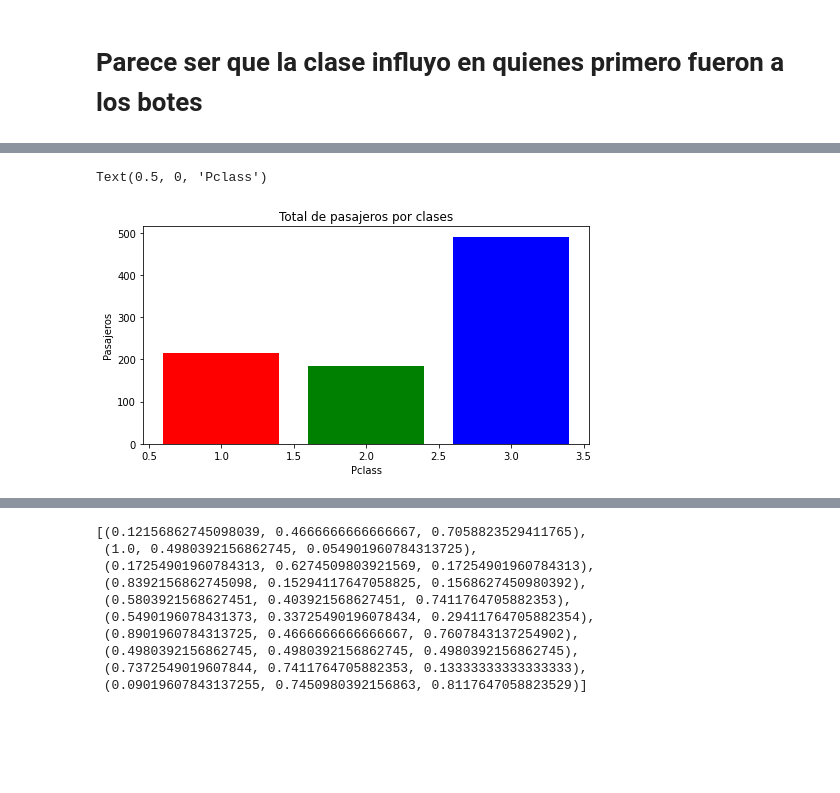
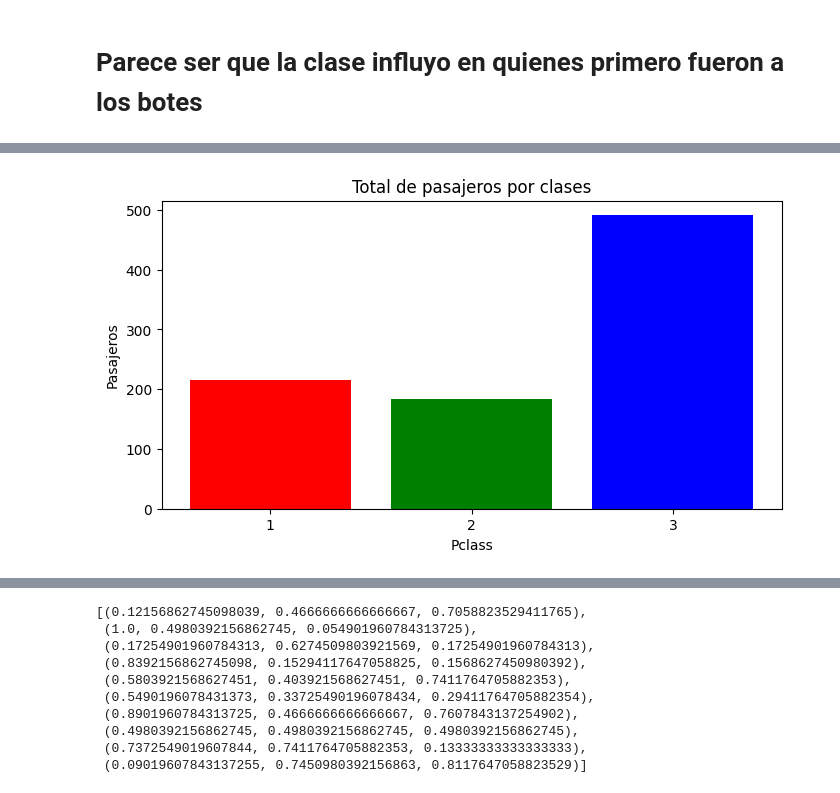
Before and after one commit to Jorge-89/Data-Science-CoderHouse, a Jupyter notebook: Titanic_Pandas.ipynb, the cells around one changed output, grey strips where cells are left out. Drawn from its saved outputs; the diff is of its cells as text; code cells hidden in the pictures; blank space fills up the shorter version.

```diff
--- a/Titanic_Pandas.ipynb
+++ b/Titanic_Pandas.ipynb
@@ -141,12 +149,15 @@ plt.show()
 # %%
 fig, ax = plt.subplots(figsize=(8,4),)
 ax.bar( data[0], data[1],color=["Red","Green", "Blue"])
 ax.set_title('Total de pasajeros por clases')
 ax.set_ylabel('Pasajeros')
 ax.set_xlabel('Pclass')
+
+# Cambiar las etiquetas del eje x
+ax.set_xticks([1, 2, 3])
+plt.show()
 # %% [output]
-Text(0.5, 0, 'Pclass')
-[figure, old version]
+[figure, new version]
 # %%
 #Veamos en barras la proporción de personas que sobrevivieron segun las clases y el punto de salida.
 
```
Also changed, not shown: parts of 18 cells of this notebook.
